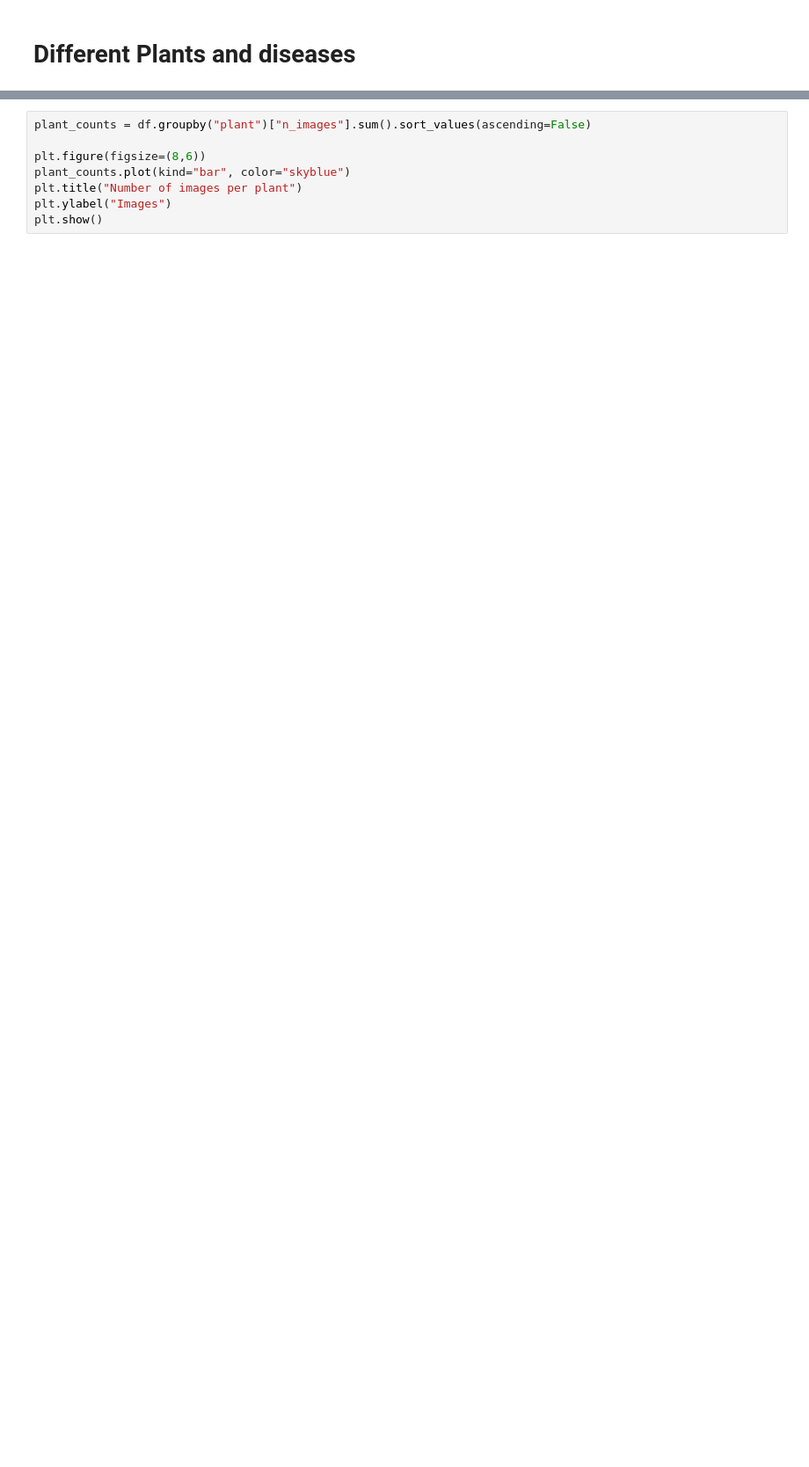
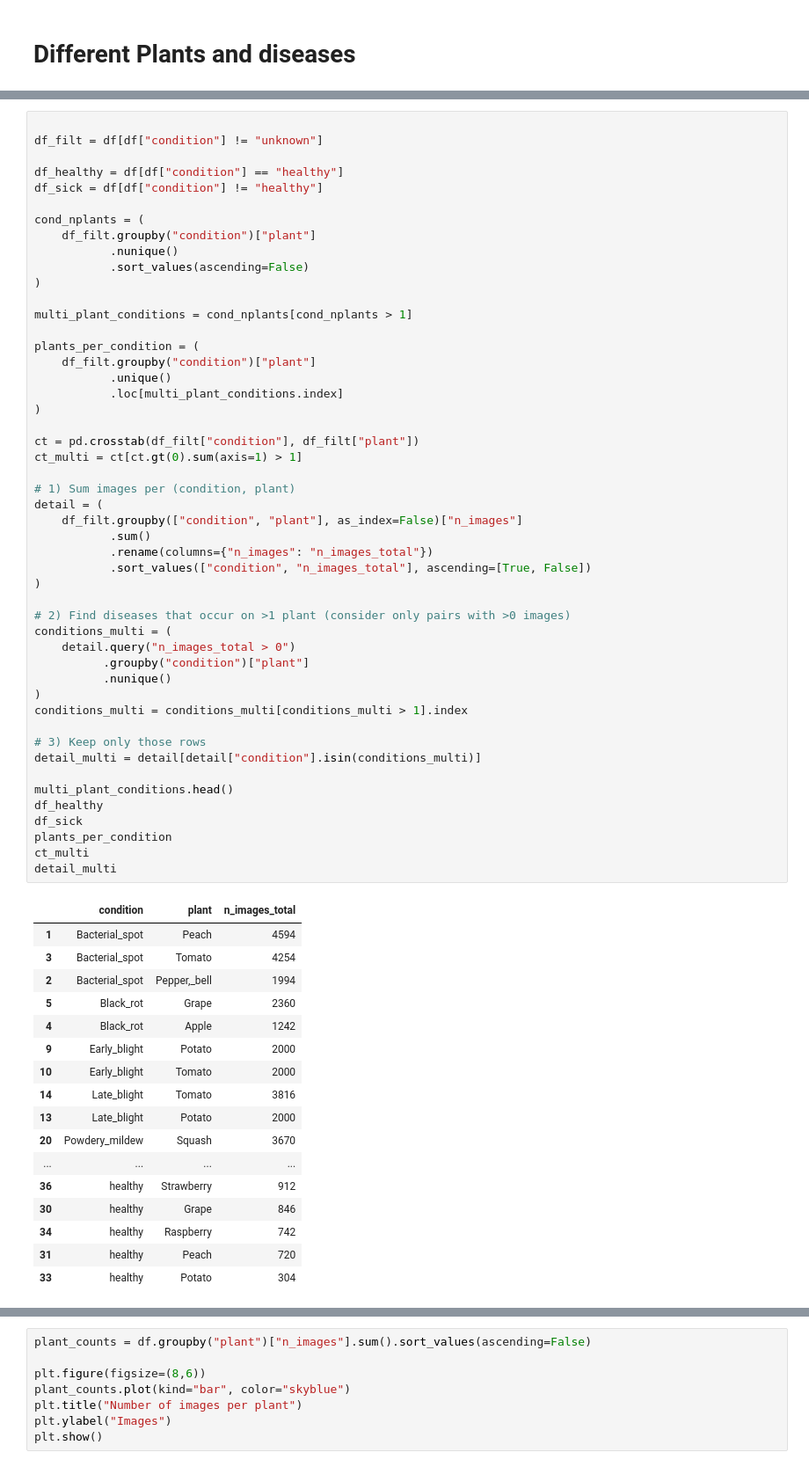
Before and after one commit to codewithlaurin/DSPRO1, a Jupyter notebook: notebooks/01_exploration.ipynb, the cells around one changed output, grey strips where cells are left out. Shown at 88% size. Saved outputs shown, nothing was run; the diff lists cells and outputs as text; blank space fills up the shorter version.

```diff
--- a/notebooks/01_exploration.ipynb
+++ b/notebooks/01_exploration.ipynb
@@ -67,0 +128,67 @@ df.head()
+# %%
+
+df_filt = df[df["condition"] != "unknown"]
+
+df_healthy = df[df["condition"] == "healthy"]
+df_sick = df[df["condition"] != "healthy"]
+
+cond_nplants = (
+    df_filt.groupby("condition")["plant"]
+           .nunique()
+           .sort_values(ascending=False)
+)
+
+multi_plant_conditions = cond_nplants[cond_nplants > 1]
+
+plants_per_condition = (
+    df_filt.groupby("condition")["plant"]
+           .unique()
+           .loc[multi_plant_conditions.index]
+)
+
+ct = pd.crosstab(df_filt["condition"], df_filt["plant"])
+ct_multi = ct[ct.gt(0).sum(axis=1) > 1]
+
+# 1) Sum images per (condition, plant)
+detail = (
+    df_filt.groupby(["condition", "plant"], as_index=False)["n_images"]
+           .sum()
+           .rename(columns={"n_images": "n_images_total"})
+           .sort_values(["condition", "n_images_total"], ascending=[True, False])
+)
+
+# 2) Find diseases that occur on >1 plant (consider only pairs with >0 images)
+conditions_multi = (
+    detail.query("n_images_total > 0")
+          .groupby("condition")["plant"]
+          .nunique()
+)
+conditions_multi = conditions_multi[conditions_multi > 1].index
+
+# 3) Keep only those rows
+detail_multi = detail[detail["condition"].isin(conditions_multi)]
+
+multi_plant_conditions.head()
+df_healthy
+df_sick
+plants_per_condition
+ct_multi
+detail_multi
+# %% [output]
+|  | condition | plant | n_images_total |
+| 1 | Bacterial_spot | Peach | 4594 |
+| 3 | Bacterial_spot | Tomato | 4254 |
+| 2 | Bacterial_spot | Pepper,_bell | 1994 |
+| 5 | Black_rot | Grape | 2360 |
+| 4 | Black_rot | Apple | 1242 |
+| 9 | Early_blight | Potato | 2000 |
+| 10 | Early_blight | Tomato | 2000 |
+| 14 | Late_blight | Tomato | 3816 |
+| 13 | Late_blight | Potato | 2000 |
+| 20 | Powdery_mildew | Squash | 3670 |
+| ... | ... | ... | ... |
+| 36 | healthy | Strawberry | 912 |
+| 30 | healthy | Grape | 846 |
+| 34 | healthy | Raspberry | 742 |
+| 31 | healthy | Peach | 720 |
+| 33 | healthy | Potato | 304 |
```
Also changed, not shown: parts of 8 cells of this notebook, 1 other file.
